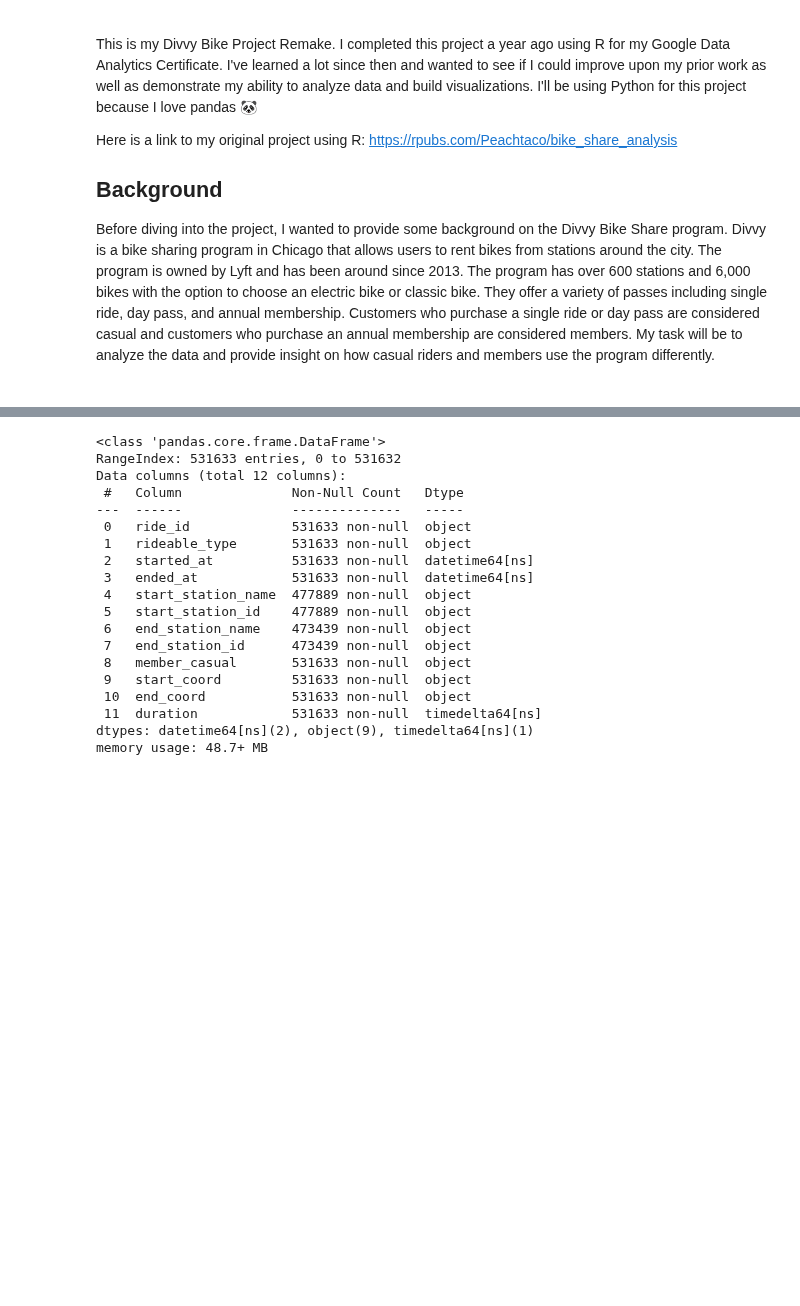
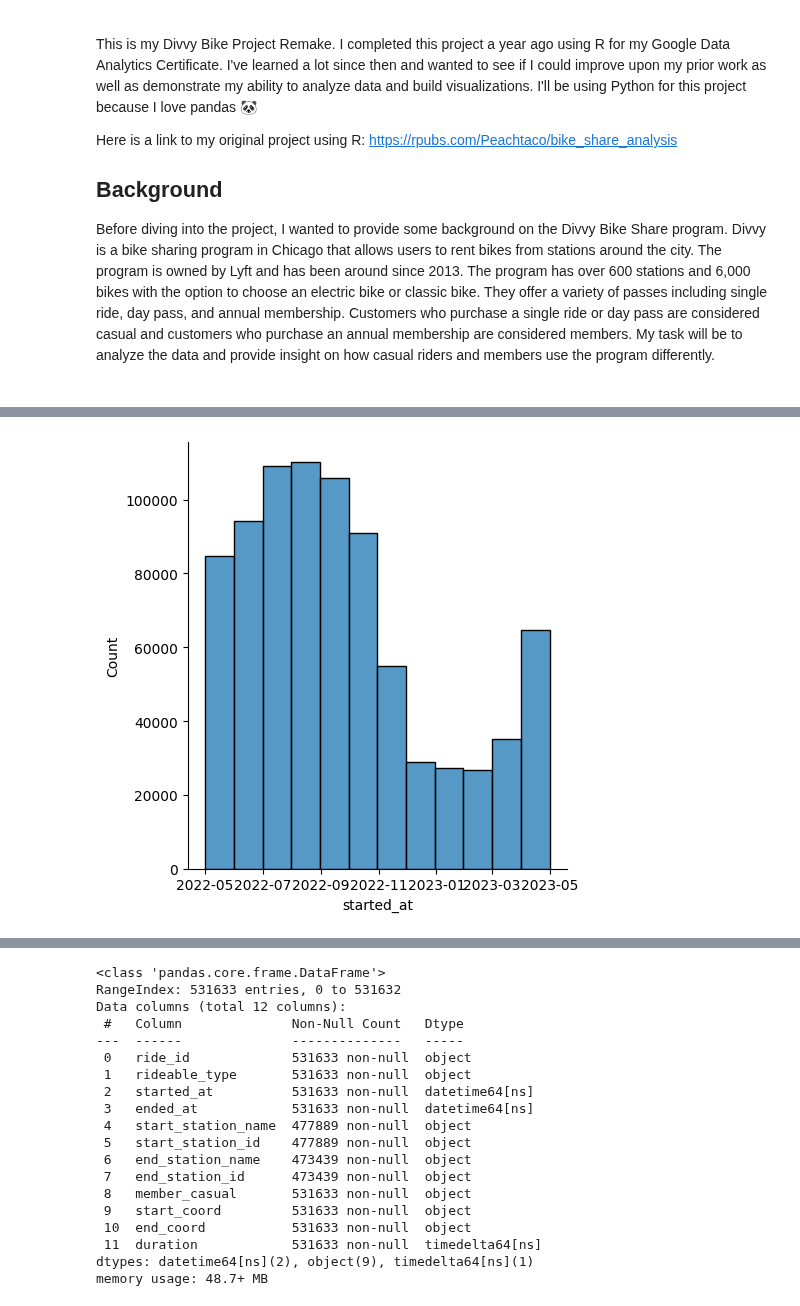
Before and after one commit to andyguo0228/bike_share_python, a Jupyter notebook: scratchbook.ipynb, the cells around one changed output, grey strips where cells are left out. Saved outputs shown, nothing was run; the diff lists cells and outputs as text; code cells hidden in the pictures; blank space fills up the shorter version.

```diff
--- a/scratchbook.ipynb
+++ b/scratchbook.ipynb
@@ -33,0 +175,4 @@ import glob as glob
+# %%
+# Missing start stations
+ss = df[(df['start_station_name'].isnull()) | (df['start_station_id'].isnull())]
+ss.info()
@@ -33,0 +200,5 @@ import glob as glob
+# %%
+sns.displot(ss, x='started_at', bins=12)
+plt.show()
+# %% [output]
+[figure, added]
```
Also changed, not shown: parts of 25 cells of this notebook.
